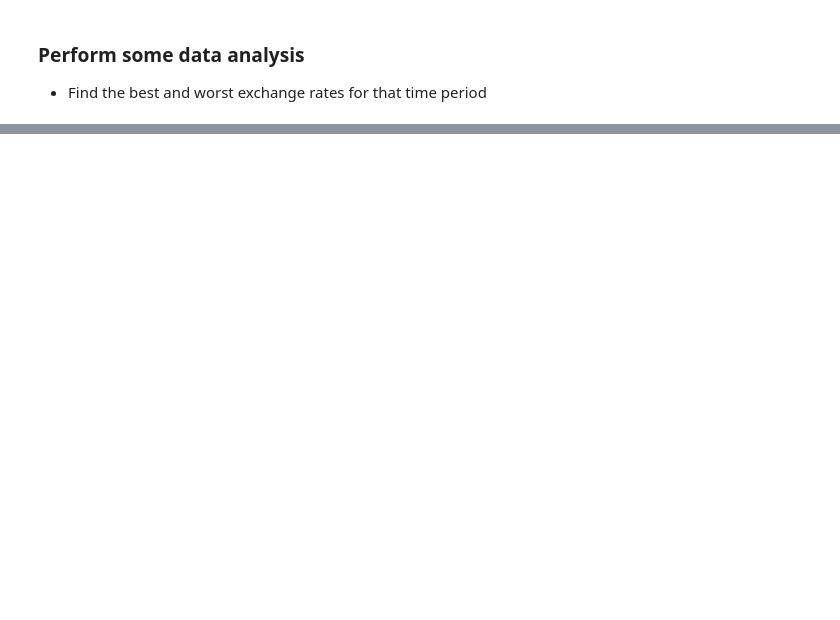
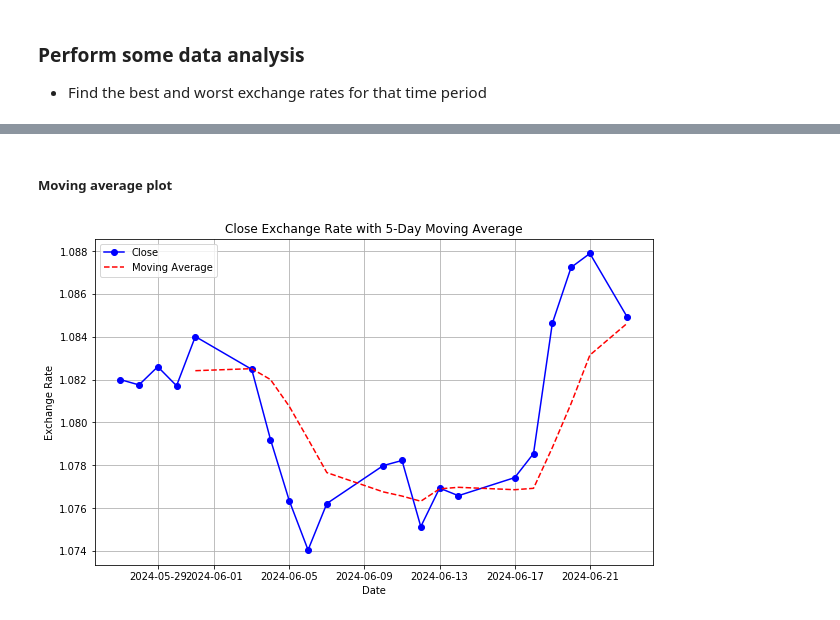
Before and after one commit to MaliHb/exchange-rates-analysis, a Jupyter notebook: exchange_rates_analysis.ipynb, the cells around one changed output, grey strips where cells are left out. Cells and saved outputs as stored; diff of their text form; code cells hidden in the pictures; blank space fills up the shorter version.

```diff
--- a/exchange_rates_analysis.ipynb
+++ b/exchange_rates_analysis.ipynb
@@ -154,0 +291,16 @@ print(f"Worst exchange rate ({worst_date}): {worst_rate}")
+# %% [markdown]
+#####  Moving average plot
+# %%
+exchange_df['Moving Average'] = exchange_df['Close'].rolling(window=5).mean()
+plt.figure(figsize=(10, 6))
+plt.plot(exchange_df.index, exchange_df['Close'], marker='o', linestyle='-', color='b', label='Close')
+plt.plot(exchange_df.index, exchange_df['Moving Average'], linestyle='--', color='r', label='Moving Average')
+plt.title('Close Exchange Rate with 5-Day Moving Average')
+plt.xlabel('Date')
+plt.ylabel('Exchange Rate')
+plt.legend()
+plt.grid(True)
+plt.savefig('exchange_rate_moving_average.png')
+plt.show()
+# %% [output]
+[figure, added]
```
Also changed, not shown: parts of 20 cells of this notebook, 1 other file.
